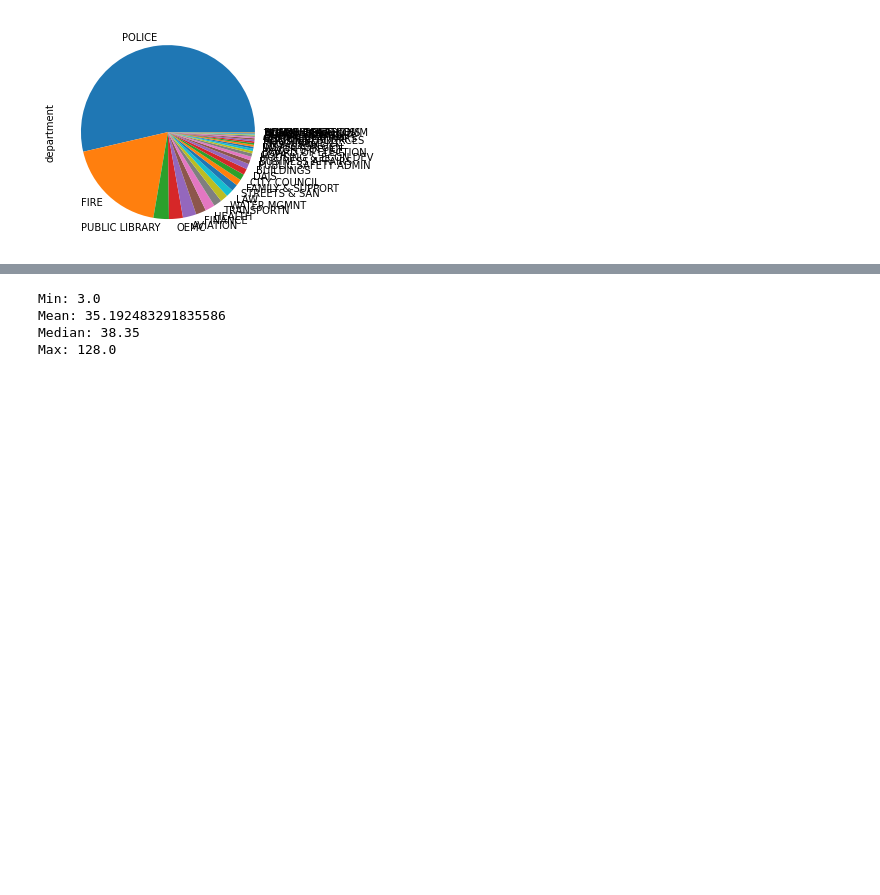
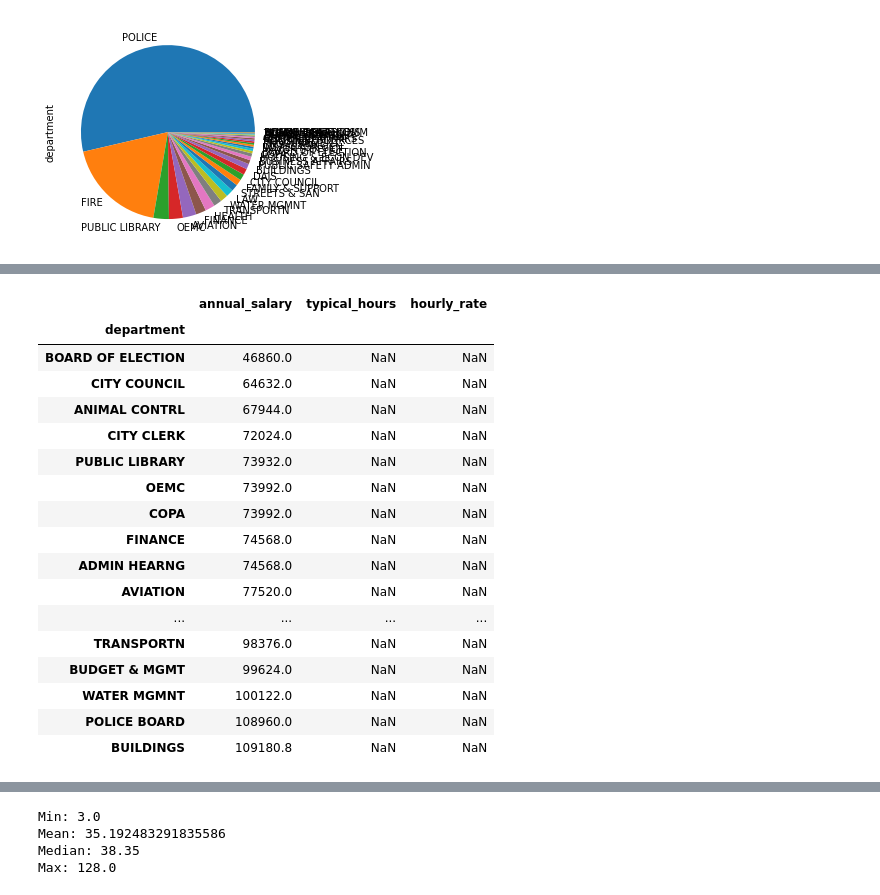
Before and after one commit to burgwyn/DATA601-HW2, a Jupyter notebook: HW2.ipynb, the cells around one changed output, grey strips where cells are left out. Saved outputs shown, nothing was run; the diff lists cells and outputs as text; code cells hidden in the pictures; blank space fills up the shorter version.

```diff
--- a/HW2.ipynb
+++ b/HW2.ipynb
@@ -141,0 +183,21 @@ salaried_employees['department'].value_counts().plot(kind = 'pie')
+# %%
+salaried_employees.groupby(['department']).median().sort_values(by= 'annual_salary')
+# %% [output]
+|  | annual_salary | typical_hours | hourly_rate |
+| department |  |  |  |
+| BOARD OF ELECTION | 46860.0 | NaN | NaN |
+| CITY COUNCIL | 64632.0 | NaN | NaN |
+| ANIMAL CONTRL | 67944.0 | NaN | NaN |
+| CITY CLERK | 72024.0 | NaN | NaN |
+| PUBLIC LIBRARY | 73932.0 | NaN | NaN |
+| OEMC | 73992.0 | NaN | NaN |
+| COPA | 73992.0 | NaN | NaN |
+| FINANCE | 74568.0 | NaN | NaN |
+| ADMIN HEARNG | 74568.0 | NaN | NaN |
+| AVIATION | 77520.0 | NaN | NaN |
+| ... | ... | ... | ... |
+| TRANSPORTN | 98376.0 | NaN | NaN |
+| BUDGET & MGMT | 99624.0 | NaN | NaN |
+| WATER MGMNT | 100122.0 | NaN | NaN |
+| POLICE BOARD | 108960.0 | NaN | NaN |
+| BUILDINGS | 109180.8 | NaN | NaN |
```
Also changed, not shown: parts of 10 cells of this notebook, 1 other file.
